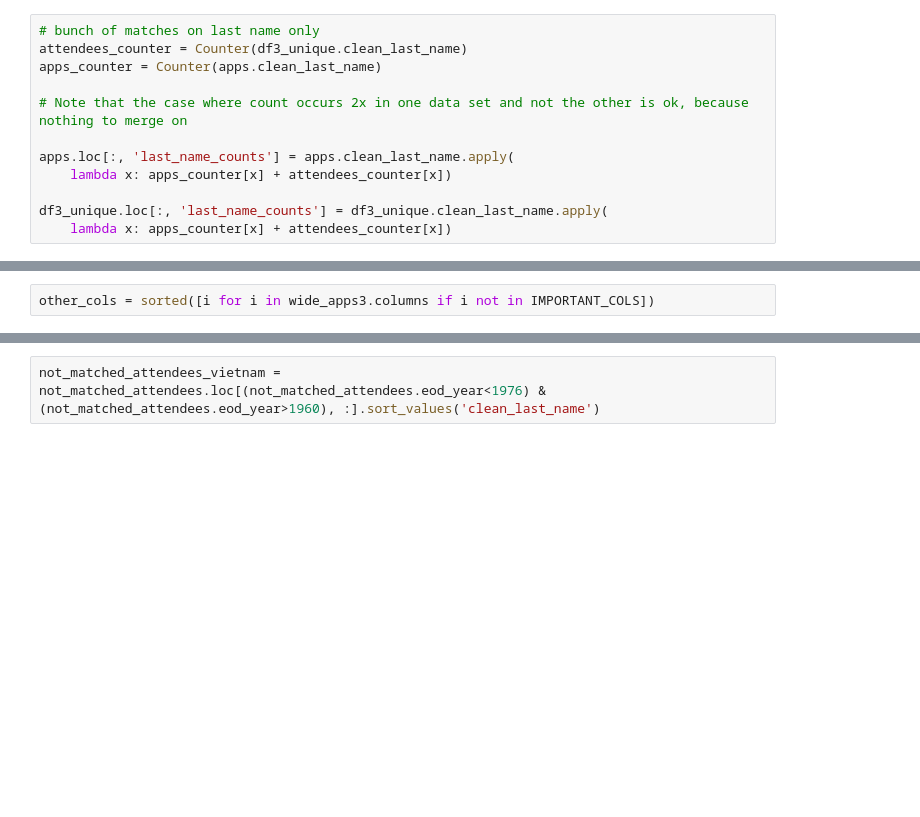
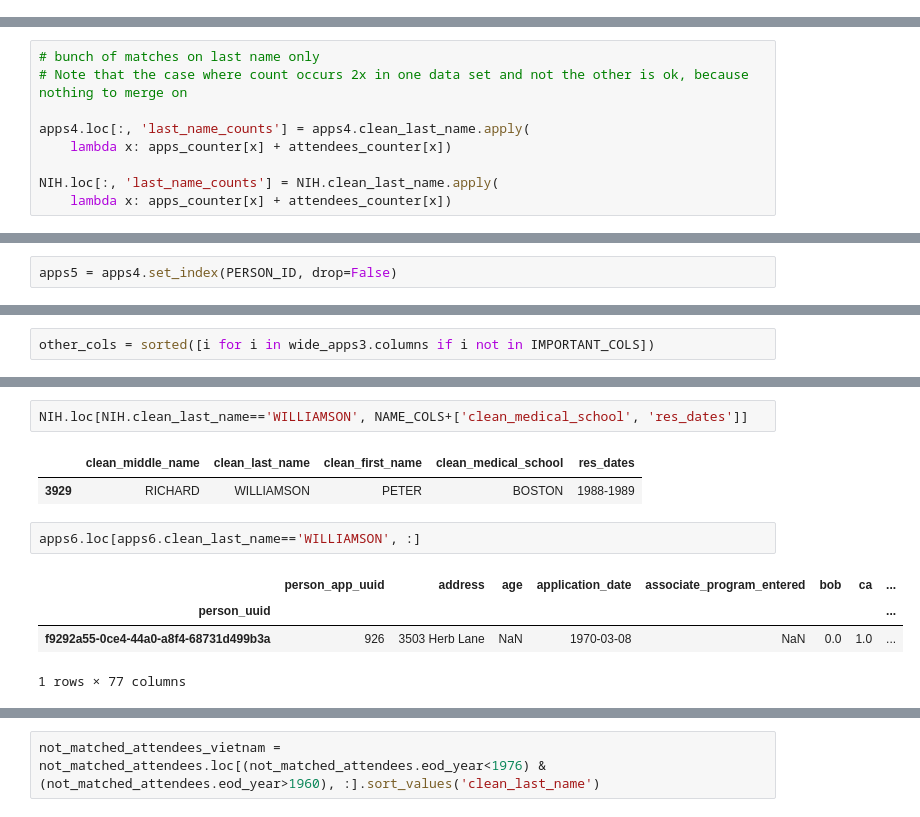
Before and after one commit to Lrraymond13/yellow_beret, a Jupyter notebook: Clean and Merge NIH Associates and Applicants.ipynb, the cells around one changed output, grey strips where cells are left out. Drawn from its saved outputs; the diff is of its cells as text; blank space fills up the shorter version.

```diff
--- a/Clean and Merge NIH Associates and Applicants.ipynb
+++ b/Clean and Merge NIH Associates and Applicants.ipynb
@@ -233,15 +294,3 @@ first_last_matches.loc[((first_last_matches['last_name_counts'] > 1) & (
 first_last_matches.loc[pd.isnull(first_last_matches.match_score), 'match_score'] = 0
 # %%
 exact_name_matches.loc[:, 'match_score'] = 1
-# %%
-# bunch of matches on last name only
-attendees_counter = Counter(df3_unique.clean_last_name)
-apps_counter = Counter(apps.clean_last_name)
-
-# Note that the case where count occurs 2x in one data set and not the other is ok, because nothing to merge on
-
-apps.loc[:, 'last_name_counts'] = apps.clean_last_name.apply(
-    lambda x: apps_counter[x] + attendees_counter[x])
-
-df3_unique.loc[:, 'last_name_counts'] = df3_unique.clean_last_name.apply(
-    lambda x: apps_counter[x] + attendees_counter[x])
@@ -358,0 +320,9 @@ wide_apps2 = wide_apps.drop(['Unnamed: 0', "daniel's_comments", 'firstname', 'la
+# %%
+# bunch of matches on last name only
+# Note that the case where count occurs 2x in one data set and not the other is ok, because nothing to merge on
+
+apps4.loc[:, 'last_name_counts'] = apps4.clean_last_name.apply(
+    lambda x: apps_counter[x] + attendees_counter[x])
+
+NIH.loc[:, 'last_name_counts'] = NIH.clean_last_name.apply(
+    lambda x: apps_counter[x] + attendees_counter[x])
@@ -358,0 +552,2 @@ wide_apps2 = wide_apps.drop(['Unnamed: 0', "daniel's_comments", 'firstname', 'la
+# %%
+apps5 = apps4.set_index(PERSON_ID, drop=False)
@@ -408,0 +689,12 @@ not_matched_attendees.shape
+# %%
+NIH.loc[NIH.clean_last_name=='WILLIAMSON', NAME_COLS+['clean_medical_school', 'res_dates']]
+# %% [output]
+|  | clean_middle_name | clean_last_name | clean_first_name | clean_medical_school | res_dates |
+| 3929 | RICHARD | WILLIAMSON | PETER | BOSTON | 1988-1989 |
+# %%
+apps6.loc[apps6.clean_last_name=='WILLIAMSON', :]
+# %% [output]
+|  | person_app_uuid | address | age | application_date | associate_program_entered | bob | ca | ... |
+| person_uuid |  |  |  |  |  |  |  | ... |
+| f9292a55-0ce4-44a0-a8f4-68731d499b3a | 926 | 3503 Herb Lane | NaN | 1970-03-08 | NaN | 0.0 | 1.0 | ... |
+1 rows × 77 columns
```
Also changed, not shown: parts of 167 cells of this notebook, 2 other files.
